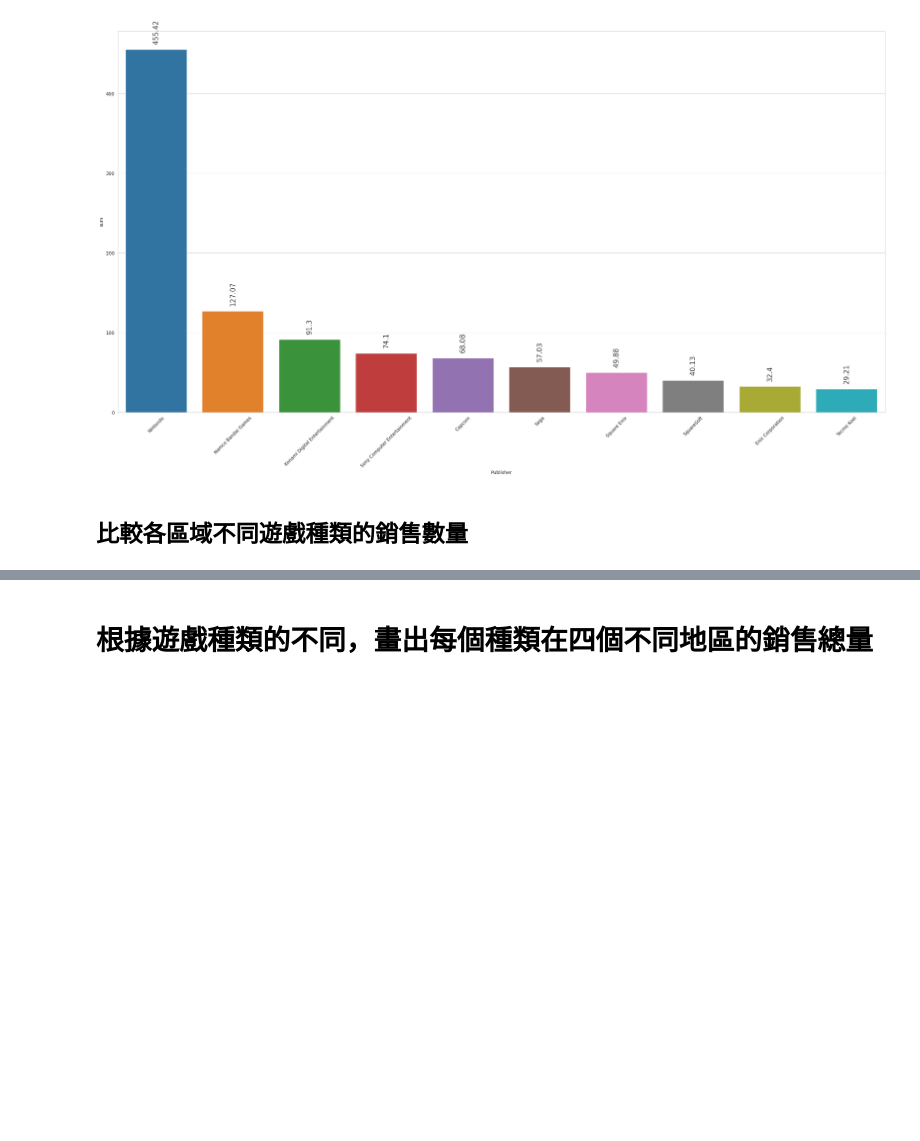
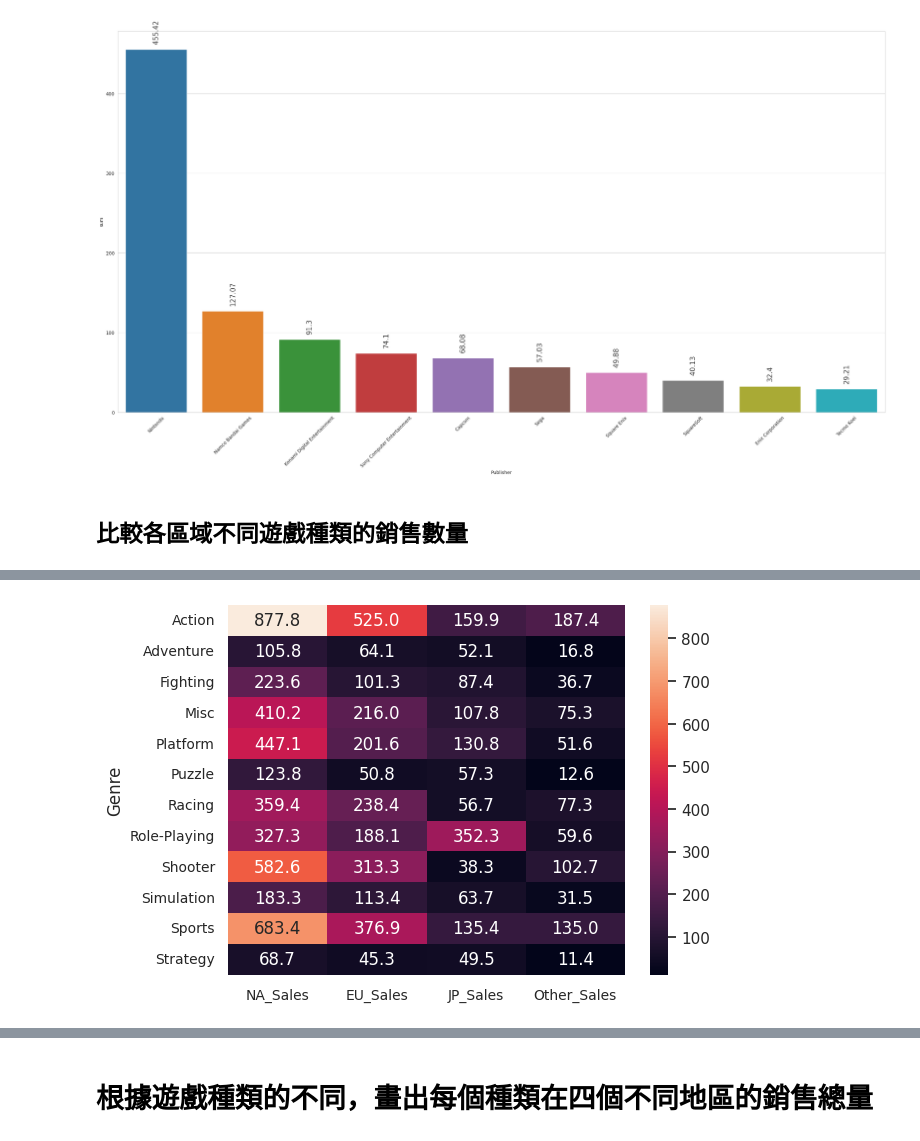
Before and after one commit to Yiting916/data_analysis, a Jupyter notebook: 05-02.LAB_VideoGameSales.ipynb, the cells around one changed output, grey strips where cells are left out. Cells and saved outputs as stored; diff of their text form; code cells hidden in the pictures; blank space fills up the shorter version.

```diff
--- a/05-02.LAB_VideoGameSales.ipynb
+++ b/05-02.LAB_VideoGameSales.ipynb
@@ -953,3 +953,5 @@ plt.show()
 ## 比較各區域不同遊戲種類的銷售數量
 # %%
 # 取出 遊戲總類 與 四個銷售地區 的欄位資料成為 新表格
+new_data = data[['Genre', 'NA_Sales', 'EU_Sales', 'JP_Sales','Other_Sales']]
+new_data
@@ -965,0 +972,4 @@ plt.show()
+# %%
+# 根據上面的表格，以遊戲種類為群組，每個群組計算四個不同地區分別的銷售總合
+genre_sales = new_data.groupby('Genre')[['NA_Sales', 'EU_Sales', 'JP_Sales', 'Other_Sales']].sum()
+genre_sales
@@ -965,0 +991,11 @@ plt.show()
+# %%
+# 使用HeatMAP畫出上面表格
+# 提示 sns.heatmap()
+# plt.figure(figsize=(15, 10))
+sns.set(font_scale=1) #設定字型的縮放比例
+sns.heatmap(genre_sales, annot=True, fmt = '.1f') #熱圖
+plt.xticks(fontsize=10) #X座標字型
+plt.yticks(fontsize=10) #Y座標字型
+plt.show()
+# %% [output]
+[figure, added]
```
Also changed, not shown: parts of 10 cells of this notebook.
